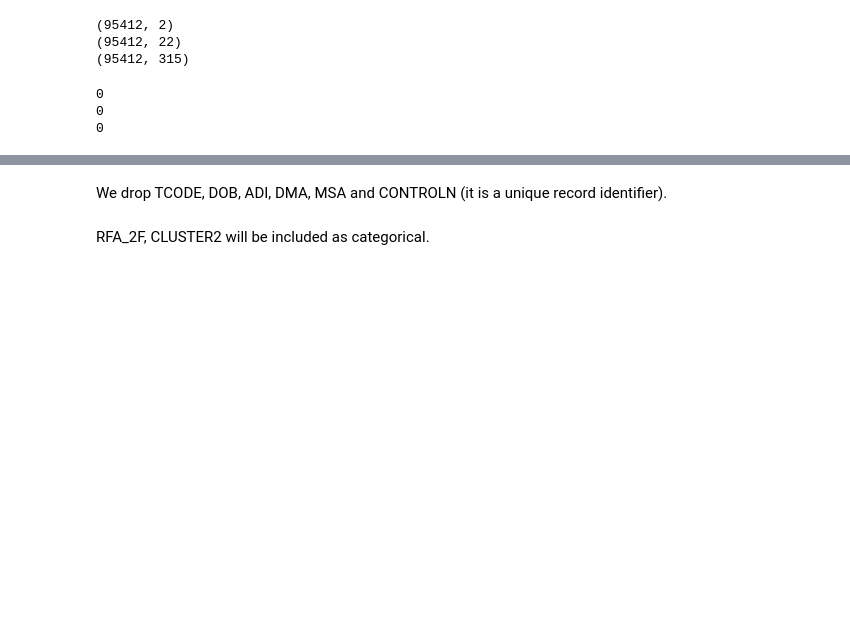
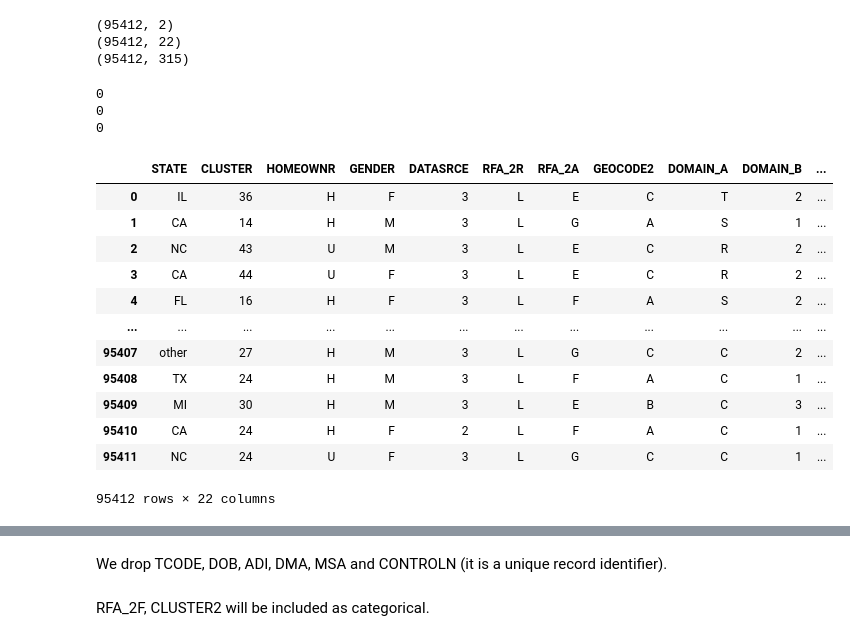
Before and after one commit to 92CMDiego/lab-random-forests, a Jupyter notebook: lab-random-forests.ipynb, the cells around one changed output, grey strips where cells are left out. Saved outputs shown, nothing was run; the diff lists cells and outputs as text; code cells hidden in the pictures; blank space fills up the shorter version.

```diff
--- a/lab-random-forests.ipynb
+++ b/lab-random-forests.ipynb
@@ -32,0 +31,16 @@ print(numerical.isna().sum().sum())
+# %%
+categorical
+# %% [output]
+|  | STATE | CLUSTER | HOMEOWNR | GENDER | DATASRCE | RFA_2R | RFA_2A | GEOCODE2 | DOMAIN_A | DOMAIN_B | ... |
+| 0 | IL | 36 | H | F | 3 | L | E | C | T | 2 | ... |
+| 1 | CA | 14 | H | M | 3 | L | G | A | S | 1 | ... |
+| 2 | NC | 43 | U | M | 3 | L | E | C | R | 2 | ... |
+| 3 | CA | 44 | U | F | 3 | L | E | C | R | 2 | ... |
+| 4 | FL | 16 | H | F | 3 | L | F | A | S | 2 | ... |
+| ... | ... | ... | ... | ... | ... | ... | ... | ... | ... | ... | ... |
+| 95407 | other | 27 | H | M | 3 | L | G | C | C | 2 | ... |
+| 95408 | TX | 24 | H | M | 3 | L | F | A | C | 1 | ... |
+| 95409 | MI | 30 | H | M | 3 | L | E | B | C | 3 | ... |
+| 95410 | CA | 24 | H | F | 2 | L | F | A | C | 1 | ... |
+| 95411 | NC | 24 | U | F | 3 | L | G | C | C | 1 | ... |
+95412 rows × 22 columns
```
Also changed, not shown: parts of 18 cells of this notebook.
